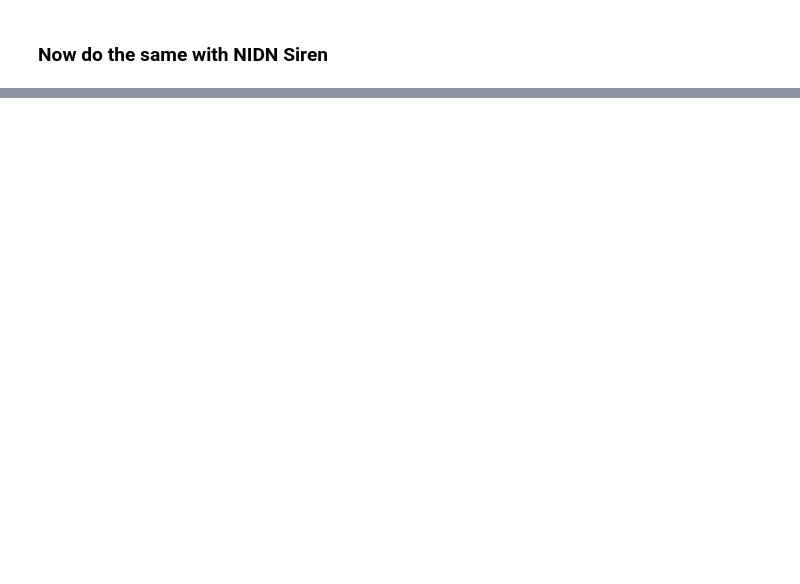
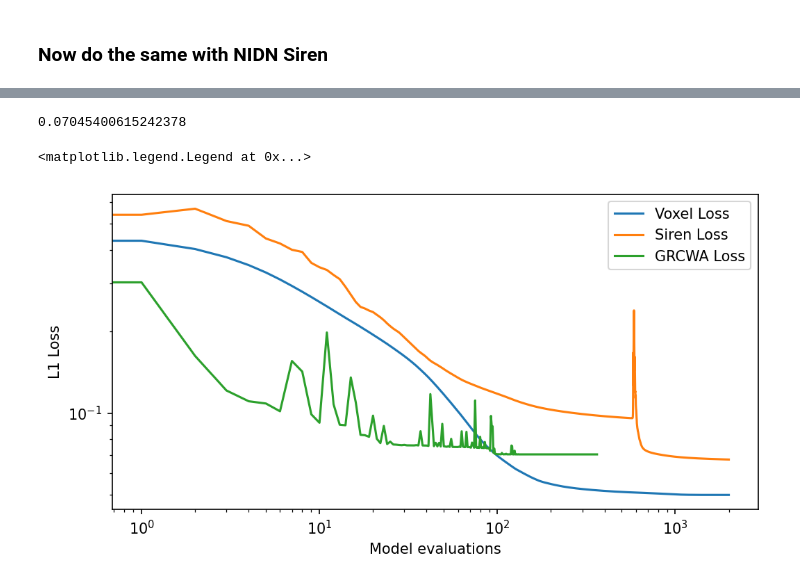
Before and after one commit to esa/NIDN, a Jupyter notebook: notebooks/Paper Results/5 - Inversion Comparison.ipynb, the cells around one changed output, grey strips where cells are left out. Saved outputs shown, nothing was run; the diff lists cells and outputs as text; code cells hidden in the pictures; blank space fills up the shorter version.

Commit message:
First draft of results for revision

```diff
--- a/notebooks/Paper Results/5 - Inversion Comparison.ipynb
+++ b/notebooks/Paper Results/5 - Inversion Comparison.ipynb
@@ -199,0 +286,24 @@ nidn.save_run(cfg)
+# %%
+voxel_cfg = nidn.load_run("../results/voxel_run_24-11-2022 19-16-17_run.pk")
+voxel_loss = voxel_cfg.results.L1_errs
+siren_cfg = nidn.load_run("../results/siren_run_24-11-2022 19-27-12_run.pk")
+siren_loss = siren_cfg.results.L1_errs
+grcwa_loss = (cfg.N_freq - np.genfromtxt("fitness_nlopt.csv")) / cfg.N_freq # convert fitness into loss
+# %%
+grcwa_loss[-1]
+# %% [output]
+0.07045400615242378
+# %%
+fig = plt.figure(figsize=(8, 4), dpi=150)
+fig.patch.set_facecolor("white")
+plt.plot(voxel_loss)
+plt.plot(siren_loss)
+plt.plot(grcwa_loss)
+plt.xscale("log")
+plt.yscale("log")
+plt.xlabel("Model evaluations")
+plt.ylabel("L1 Loss")
+plt.legend(["Voxel Loss", "Siren Loss", "GRCWA Loss"])
+# %% [output]
+<matplotlib.legend.Legend at 0x...>
+[figure, added]
```
Also changed, not shown: parts of 12 cells of this notebook, 1 other file.
